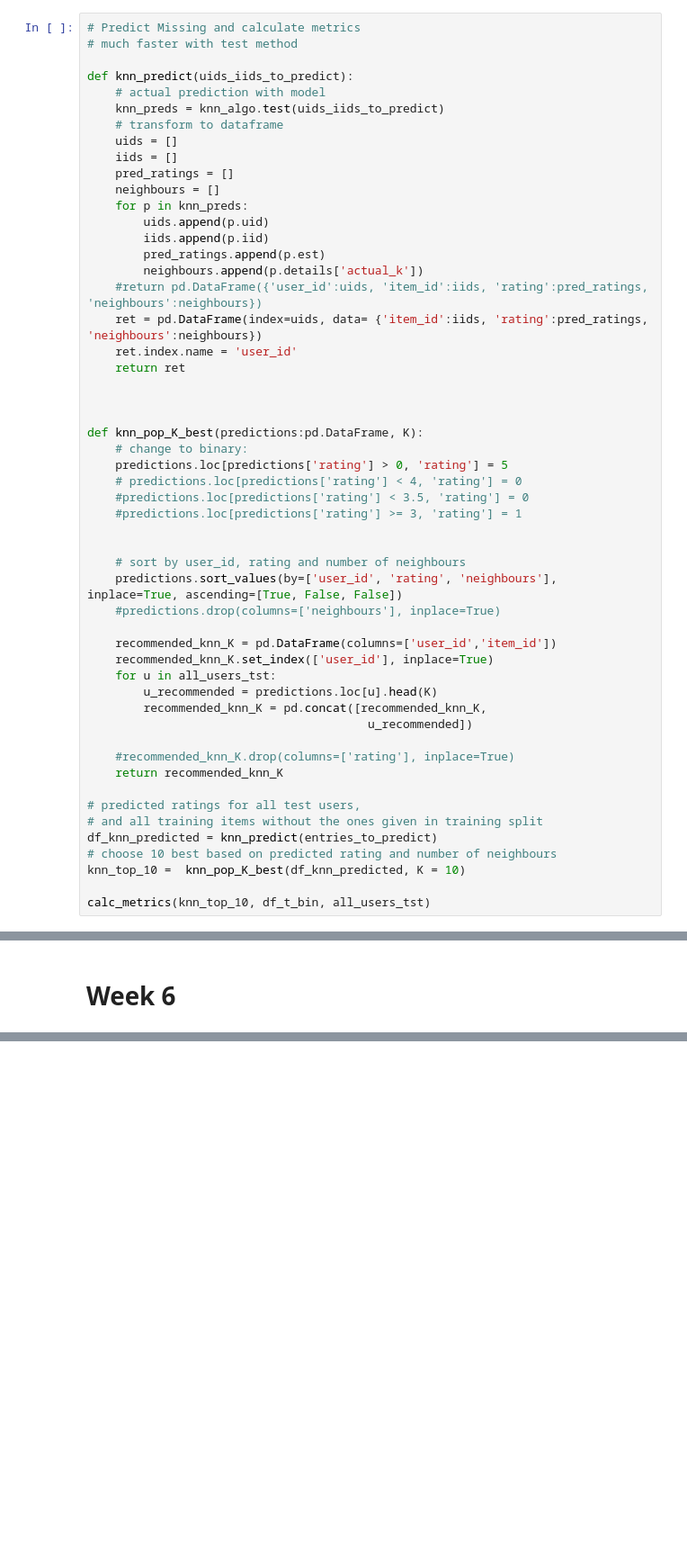
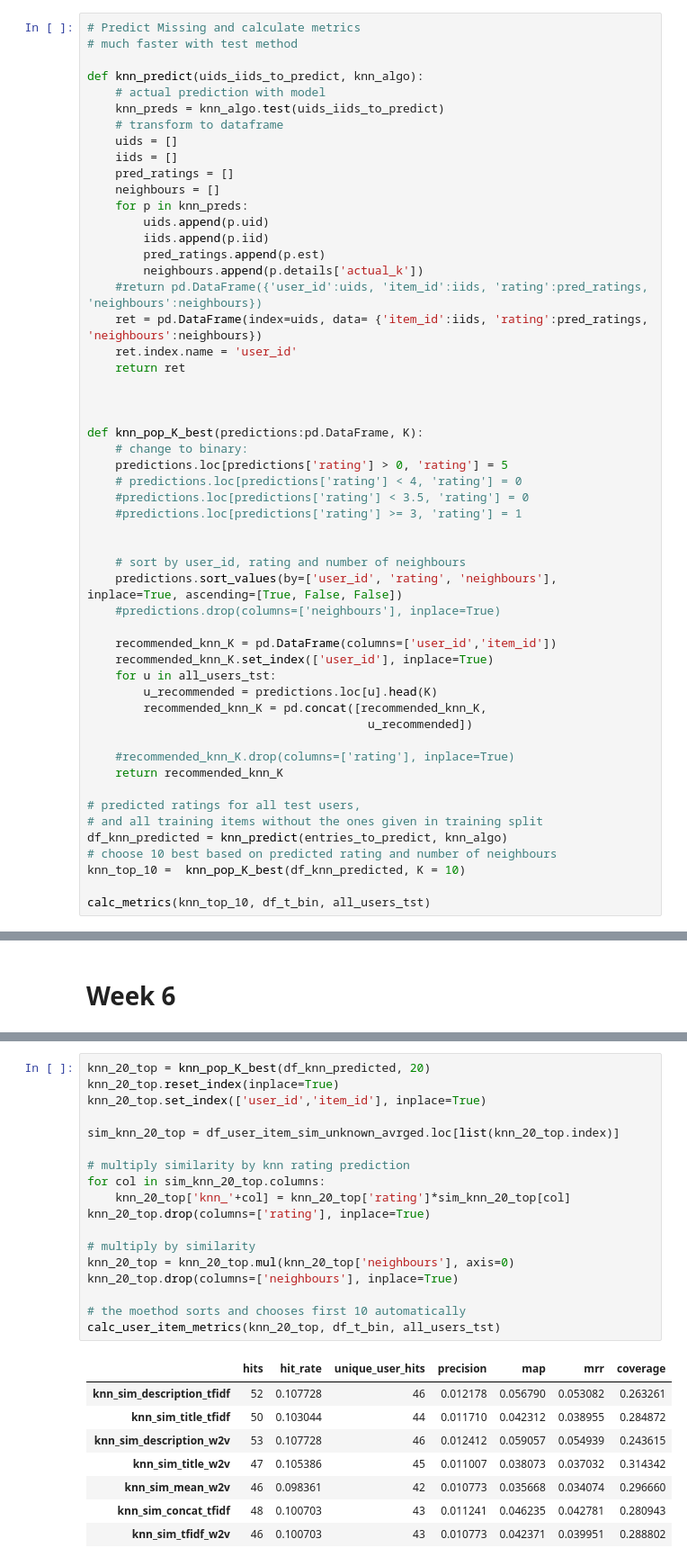
Before and after one commit to miriusz6/WRS_project, a Jupyter notebook: Project copy.ipynb, the cells around one changed output, grey strips where cells are left out. Shown at 90% size. Saved outputs shown, nothing was run; the diff lists cells and outputs as text; blank space fills up the shorter version.

```diff
--- a/Project copy.ipynb
+++ b/Project copy.ipynb
@@ -492,7 +488,7 @@ def calc_metrics(top_preds, df_t_bin, all_users_tst):
 # Predict Missing and calculate metrics
 # much faster with test method
 
-def knn_predict(uids_iids_to_predict):
+def knn_predict(uids_iids_to_predict, knn_algo):
     # actual prediction with model
     knn_preds = knn_algo.test(uids_iids_to_predict)
     # transform to dataframe
@@ -536,7 +532,7 @@ def knn_pop_K_best(predictions:pd.DataFrame, K):
 
 # predicted ratings for all test users,
 # and all training items without the ones given in training split
-df_knn_predicted = knn_predict(entries_to_predict)
+df_knn_predicted = knn_predict(entries_to_predict, knn_algo)
 # choose 10 best based on predicted rating and number of neighbours
 knn_top_10 =  knn_pop_K_best(df_knn_predicted, K = 10)
 
@@ -1147,0 +1067,27 @@ df_user_item_sim.head(5)
+# %%
+knn_20_top = knn_pop_K_best(df_knn_predicted, 20)
+knn_20_top.reset_index(inplace=True)
+knn_20_top.set_index(['user_id','item_id'], inplace=True)
+
+sim_knn_20_top = df_user_item_sim_unknown_avrged.loc[list(knn_20_top.index)]
+
+# multiply similarity by knn rating prediction
+for col in sim_knn_20_top.columns:
+    knn_20_top['knn_'+col] = knn_20_top['rating']*sim_knn_20_top[col]
+knn_20_top.drop(columns=['rating'], inplace=True)
+
+# multiply by similarity
+knn_20_top = knn_20_top.mul(knn_20_top['neighbours'], axis=0)
+knn_20_top.drop(columns=['neighbours'], inplace=True)
+
+# the moethod sorts and chooses first 10 automatically
+calc_user_item_metrics(knn_20_top, df_t_bin, all_users_tst)
+# %% [output]
+|  | hits | hit_rate | unique_user_hits | precision | map | mrr | coverage |
+| knn_sim_description_tfidf | 52 | 0.107728 | 46 | 0.012178 | 0.056790 | 0.053082 | 0.263261 |
+| knn_sim_title_tfidf | 50 | 0.103044 | 44 | 0.011710 | 0.042312 | 0.038955 | 0.284872 |
+| knn_sim_description_w2v | 53 | 0.107728 | 46 | 0.012412 | 0.059057 | 0.054939 | 0.243615 |
+| knn_sim_title_w2v | 47 | 0.105386 | 45 | 0.011007 | 0.038073 | 0.037032 | 0.314342 |
+| knn_sim_mean_w2v | 46 | 0.098361 | 42 | 0.010773 | 0.035668 | 0.034074 | 0.296660 |
+| knn_sim_concat_tfidf | 48 | 0.100703 | 43 | 0.011241 | 0.046235 | 0.042781 | 0.280943 |
+| knn_sim_tfidf_w2v | 46 | 0.100703 | 43 | 0.010773 | 0.042371 | 0.039951 | 0.288802 |
```
Also changed, not shown: parts of 50 cells of this notebook.
